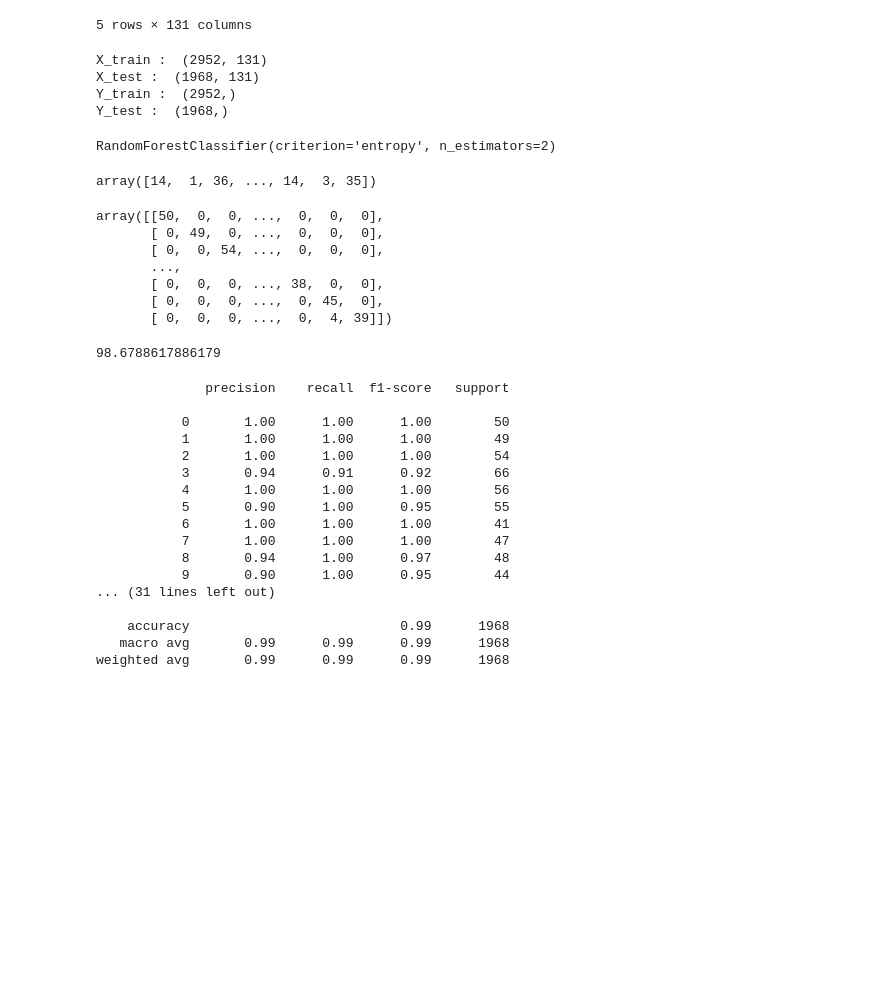
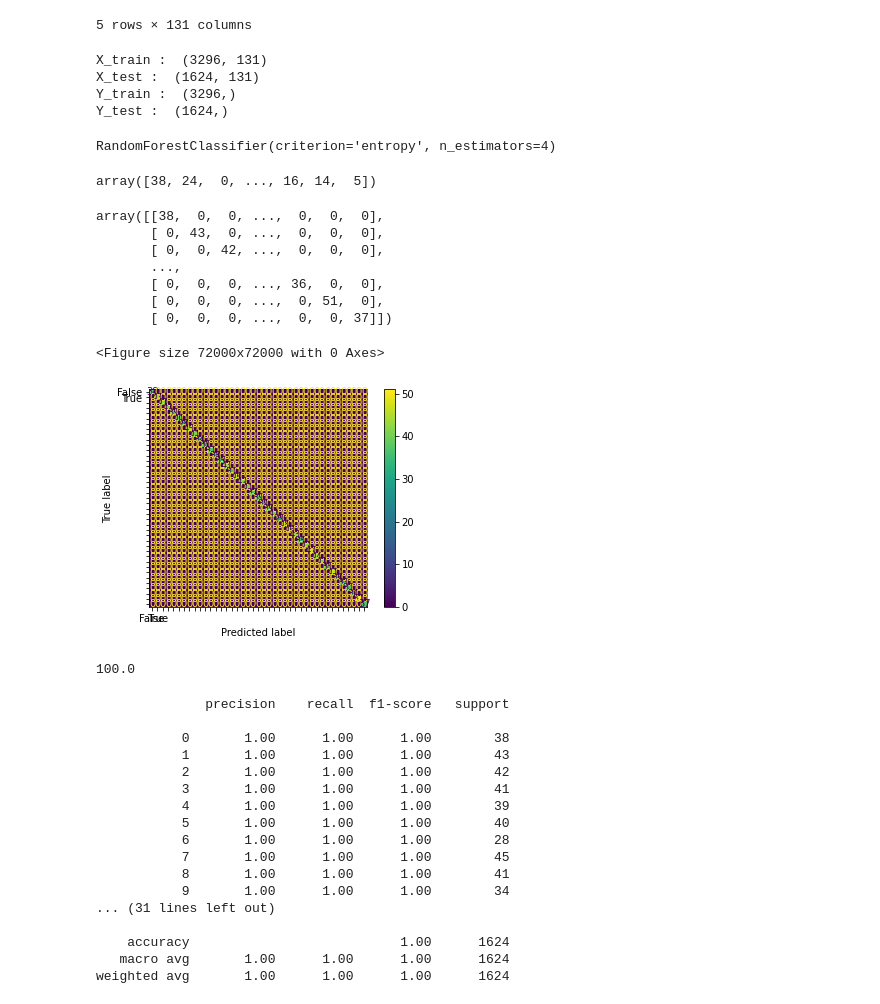
Before and after one commit to akash-ravi/health-bot, a Jupyter notebook: Disease_pred.ipynb, the cells around one changed output. Cells and saved outputs as stored; diff of their text form; code cells hidden in the pictures; blank space fills up the shorter version.

```diff
--- a/Disease_pred.ipynb
+++ b/Disease_pred.ipynb
@@ -204,27 +246,27 @@ temp.head()
 # %%
 X = temp
 # %%
-X_train, X_test, Y_train, Y_test = train_test_split(X, Y, test_size = 0.4)
+X_train, X_test, Y_train, Y_test = train_test_split(X, Y, test_size = 0.33)
 # %%
 print("X_train : ",X_train.shape)
 print("X_test : ",X_test.shape)
 print("Y_train : ",Y_train.shape)
 print("Y_test : ",Y_test.shape)
 # %% [output]
-X_train :  (2952, 131)
-X_test :  (1968, 131)
-Y_train :  (2952,)
-Y_test :  (1968,)
+X_train :  (3296, 131)
+X_test :  (1624, 131)
+Y_train :  (3296,)
+Y_test :  (1624,)
 # %%
-classifier = RandomForestClassifier(criterion = "entropy", n_estimators = 2)
+classifier = RandomForestClassifier(criterion = "entropy", n_estimators = 4)
 classifier.fit(X_train,Y_train)
 # %% [output]
-RandomForestClassifier(criterion='entropy', n_estimators=2)
+RandomForestClassifier(criterion='entropy', n_estimators=4)
 # %%
 Y_pred = classifier.predict(X_test)
 Y_pred
 # %% [output]
-array([14,  1, 36, ..., 14,  3, 35])
+array([38, 24,  0, ..., 16, 14,  5])
 # %%
 from sklearn.metrics import confusion_matrix
 from sklearn.metrics import classification_report, accuracy_score
@@ -232,34 +274,42 @@ from sklearn.metrics import classification_report, accuracy_score
 cm = confusion_matrix(Y_test,Y_pred)
 cm
 # %% [output]
-array([[50,  0,  0, ...,  0,  0,  0],
-       [ 0, 49,  0, ...,  0,  0,  0],
-       [ 0,  0, 54, ...,  0,  0,  0],
+array([[38,  0,  0, ...,  0,  0,  0],
+       [ 0, 43,  0, ...,  0,  0,  0],
+       [ 0,  0, 42, ...,  0,  0,  0],
        ...,
-       [ 0,  0,  0, ..., 38,  0,  0],
-       [ 0,  0,  0, ...,  0, 45,  0],
-       [ 0,  0,  0, ...,  0,  4, 39]])
+       [ 0,  0,  0, ..., 36,  0,  0],
+       [ 0,  0,  0, ...,  0, 51,  0],
+       [ 0,  0,  0, ...,  0,  0, 37]])
+# %%
+cm_display = metrics.ConfusionMatrixDisplay(confusion_matrix = cm, display_labels = [False, True])
+
+cm_display.plot()
+plt.show()
+# %% [output]
+<Figure size 72000x72000 with 0 Axes>
+[figure, added]
 # %%
 accuracy_score(Y_test,Y_pred) * 100
 # %% [output]
-98.6788617886179
+100.0
 # %%
 print(classification_report(Y_test,Y_pred))
 # %% [output]
               precision    recall  f1-score   support
 
-           0       1.00      1.00      1.00        50
-           1       1.00      1.00      1.00        49
-           2       1.00      1.00      1.00        54
-           3       0.94      0.91      0.92        66
-           4       1.00      1.00      1.00        56
-           5       0.90      1.00      0.95        55
-           6       1.00      1.00      1.00        41
-           7       1.00      1.00      1.00        47
-           8       0.94      1.00      0.97        48
-           9       0.90      1.00      0.95        44
+           0       1.00      1.00      1.00        38
+           1       1.00      1.00      1.00        43
+           2       1.00      1.00      1.00        42
+           3       1.00      1.00      1.00        41
+           4       1.00      1.00      1.00        39
+           5       1.00      1.00      1.00        40
+           6       1.00      1.00      1.00        28
+           7       1.00      1.00      1.00        45
+           8       1.00      1.00      1.00        41
+           9       1.00      1.00      1.00        34
 ... (31 lines left out)
 
-    accuracy                           0.99      1968
-   macro avg       0.99      0.99      0.99      1968
-weighted avg       0.99      0.99      0.99      1968
+    accuracy                           1.00      1624
+   macro avg       1.00      1.00      1.00      1624
+weighted avg       1.00      1.00      1.00      1624
```
Also changed, not shown: parts of 13 cells of this notebook.
